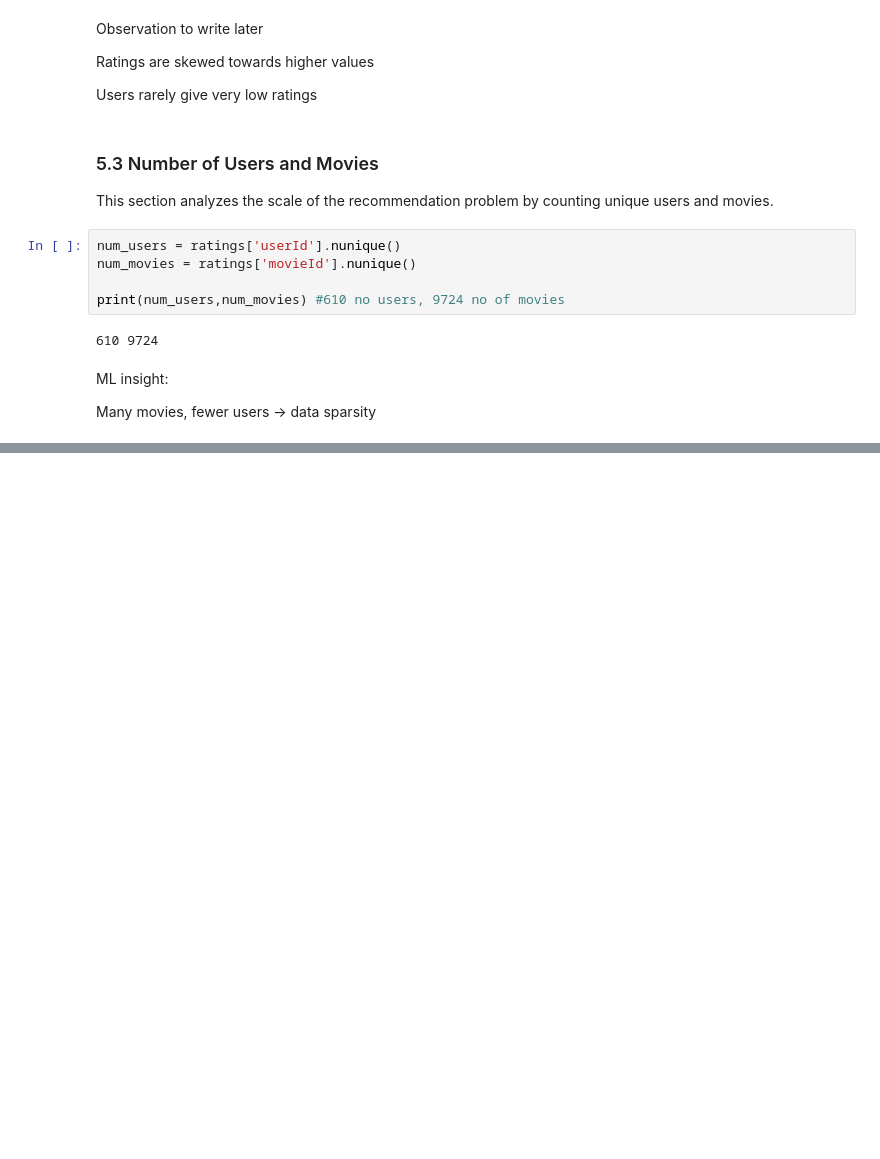
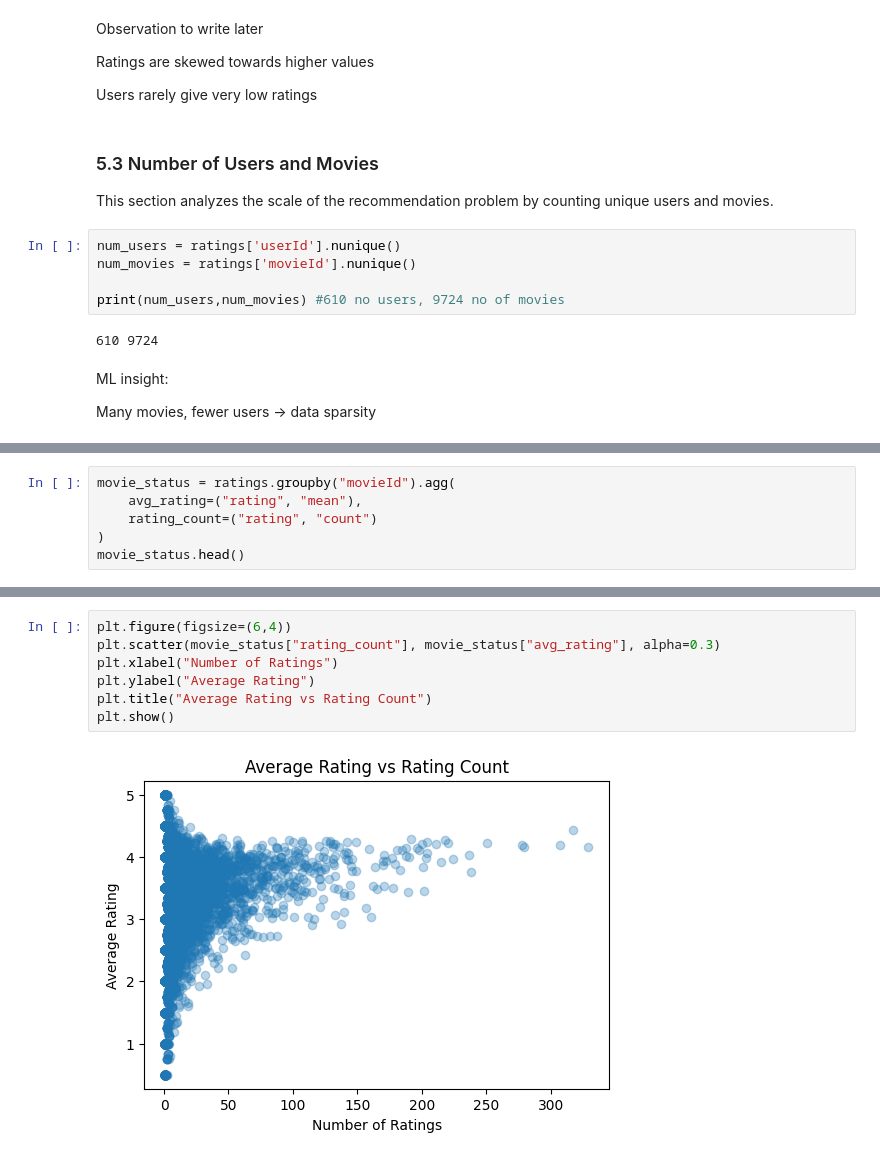
Before and after one commit to vishnupriya-642/movie-recommendation-system, a Jupyter notebook: Movie_Recommendation_System.ipynb, the cells around one changed output, grey strips where cells are left out. Cells and saved outputs as stored; diff of their text form; blank space fills up the shorter version.

```diff
--- a/Movie_Recommendation_System.ipynb
+++ b/Movie_Recommendation_System.ipynb
@@ -270,0 +320,6 @@ Many movies, fewer users → data sparsity
+# %%
+movie_status = ratings.groupby("movieId").agg(
+    avg_rating=("rating", "mean"),
+    rating_count=("rating", "count")
+)
+movie_status.head()
@@ -270,0 +334,9 @@ Many movies, fewer users → data sparsity
+# %%
+plt.figure(figsize=(6,4))
+plt.scatter(movie_status["rating_count"], movie_status["avg_rating"], alpha=0.3)
+plt.xlabel("Number of Ratings")
+plt.ylabel("Average Rating")
+plt.title("Average Rating vs Rating Count")
+plt.show()
+# %% [output]
+[figure, added]
```
Also changed, not shown: parts of 6 cells of this notebook.
